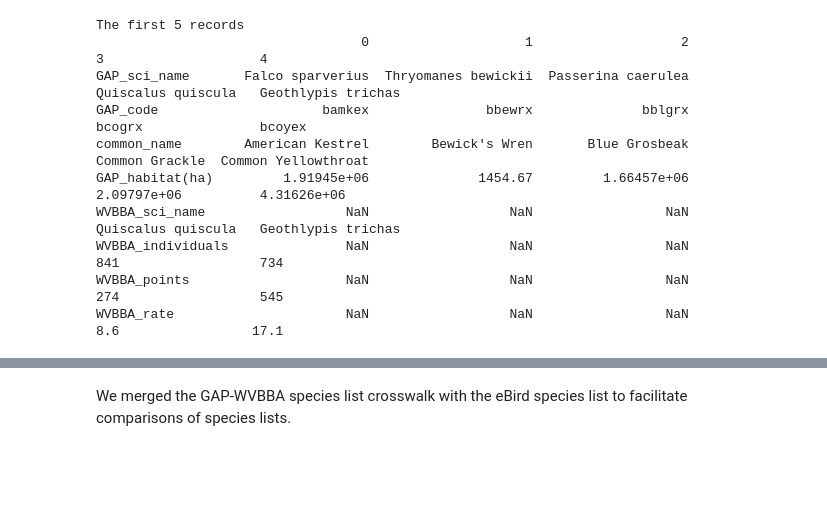
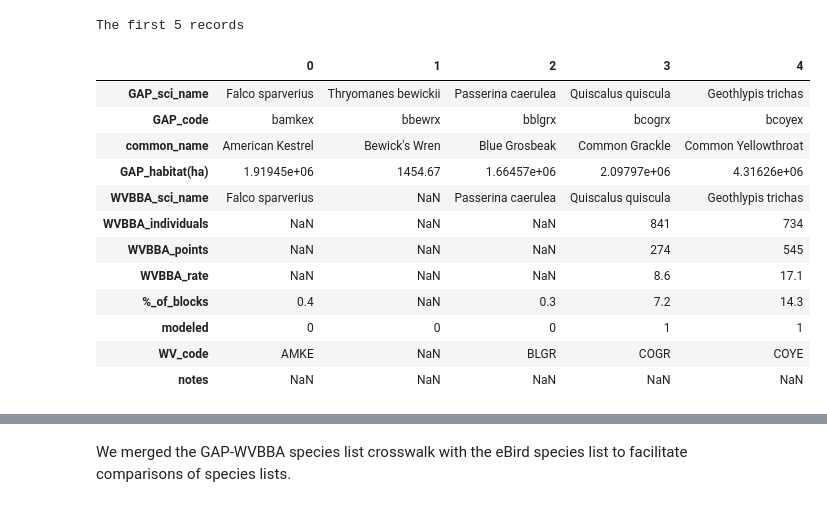
Before and after one commit to nmtarr/GAP-WVBA, a Jupyter notebook: USGAP-WVBBA species list comparison.ipynb, the cells around one changed output, grey strips where cells are left out. Cells and saved outputs as stored; diff of their text form; code cells hidden in the pictures; blank space fills up the shorter version.

Commit message:
Add All Species

```diff
--- a/USGAP-WVBBA species list comparison.ipynb
+++ b/USGAP-WVBBA species list comparison.ipynb
@@ -11,27 +49,32 @@ We combined a list of species that GAP predicted to be in WV during the breeding
 # %%
 import pandas as pd
 import repo_functions as fun
 import numpy as np
 pd.set_option('display.width', 2000)
 pd.set_option('display.max_colwidth', 400)
 pd.set_option('display.max_rows', 400)
 pd.set_option('display.max_columns', 15)
 
 # Read in the spp crosswalk
-crosswalk = pd.read_csv(fun.dataDir + "SpeciesLists/WV_GAP_Atlas.csv", header=0, names=["GAP_sci_name", "GAP_code",
-                                                                                        "common_name", "GAP_habitat(ha)",
-                                                                                        "WVBBA_sci_name", "WVBBA_individuals",
-                                                                                        "WVBBA_points", "WVBBA_rate"])
+crosswalk = pd.read_csv(fun.dataDir + "SpeciesLists/WV_GAP_Atlas2.csv", header=0,
+                        names=["GAP_sci_name", "GAP_code", "common_name", "GAP_habitat(ha)", "WVBBA_sci_name",
+                               "WVBBA_individuals", "WVBBA_points", "WVBBA_rate", "%_of_blocks", "modeled", "WV_code", "notes"],
+                       dtype={"GAP_sci_name":str, "GAP_code":str, "common_name":str, "GAP_habitat(ha)":float,
+                               "WVBBA_sci_name":str, "%_of_blocks":float, "modeled":int, "WV_code":str, "notes":str})
 print("The first 5 records")
-print(crosswalk.head().T)
+crosswalk.head().T
 # %% [output]
 The first 5 records
-                                  0                    1                   2                   3                    4
-GAP_sci_name       Falco sparverius  Thryomanes bewickii  Passerina caerulea  Quiscalus quiscula   Geothlypis trichas
-GAP_code                     bamkex               bbewrx              bblgrx              bcogrx               bcoyex
-common_name        American Kestrel        Bewick's Wren       Blue Grosbeak      Common Grackle  Common Yellowthroat
-GAP_habitat(ha)         1.91945e+06              1454.67         1.66457e+06         2.09797e+06          4.31626e+06
-WVBBA_sci_name                  NaN                  NaN                 NaN  Quiscalus quiscula   Geothlypis trichas
-WVBBA_individuals               NaN                  NaN                 NaN                 841                  734
-WVBBA_points                    NaN                  NaN                 NaN                 274                  545
-WVBBA_rate                      NaN                  NaN                 NaN                 8.6                 17.1
+|  | 0 | 1 | 2 | 3 | 4 |
+| GAP_sci_name | Falco sparverius | Thryomanes bewickii | Passerina caerulea | Quiscalus quiscula | Geothlypis trichas |
+| GAP_code | bamkex | bbewrx | bblgrx | bcogrx | bcoyex |
+| common_name | American Kestrel | Bewick's Wren | Blue Grosbeak | Common Grackle | Common Yellowthroat |
+| GAP_habitat(ha) | 1.91945e+06 | 1454.67 | 1.66457e+06 | 2.09797e+06 | 4.31626e+06 |
+| WVBBA_sci_name | Falco sparverius | NaN | Passerina caerulea | Quiscalus quiscula | Geothlypis trichas |
+| WVBBA_individuals | NaN | NaN | NaN | 841 | 734 |
+| WVBBA_points | NaN | NaN | NaN | 274 | 545 |
+| WVBBA_rate | NaN | NaN | NaN | 8.6 | 17.1 |
+| %_of_blocks | 0.4 | NaN | 0.3 | 7.2 | 14.3 |
+| modeled | 0 | 0 | 0 | 1 | 1 |
+| WV_code | AMKE | NaN | BLGR | COGR | COYE |
+| notes | NaN | NaN | NaN | NaN | NaN |
```
Also changed, not shown: parts of 27 cells of this notebook, 14 other files.
